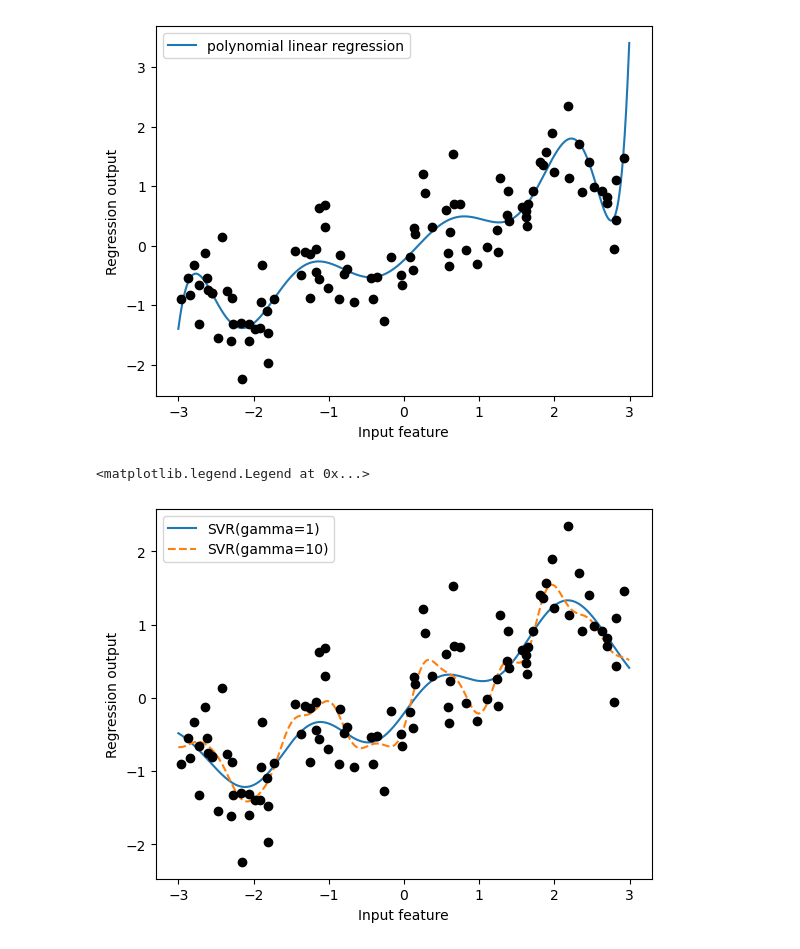
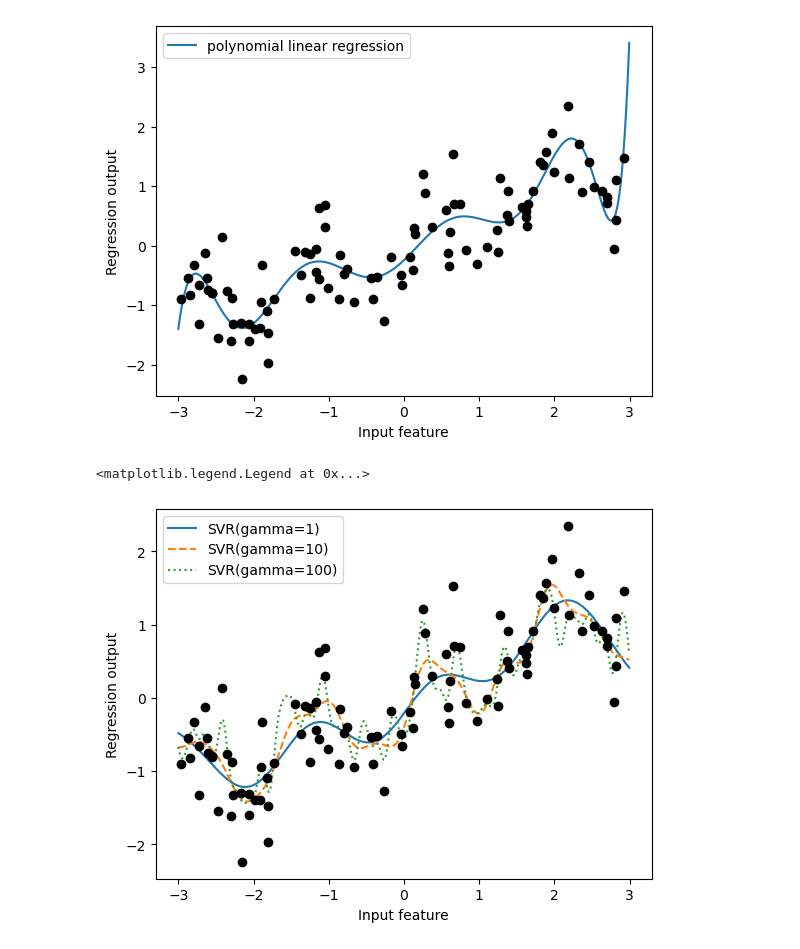
Before and after one commit to jim-franklin/intro_to_ml_with_python, a Jupyter notebook: Chapter_4/Chapter_4.ipynb, the cells around one changed output. Saved outputs shown, nothing was run; the diff lists cells and outputs as text; code cells hidden in the pictures.

```diff
--- a/Chapter_4/Chapter_4.ipynb
+++ b/Chapter_4/Chapter_4.ipynb
@@ -367,14 +367,14 @@ plt.legend(loc="best");
 # %%
 from sklearn.svm import SVR
 
-for gamma, linetype in zip([1, 10], ['-', '--']):
+for gamma, linetype in zip([1, 10, 100], ['-', '--', ':']):
     svr = SVR(gamma=gamma).fit(X, y)
     plt.plot(line, svr.predict(line), linetype, label=f"SVR(gamma={gamma})")
 
 plt.plot(X[:, 0], y, 'o', c='k')
 plt.ylabel("Regression output")
 plt.xlabel("Input feature")
 plt.legend(loc="best")
 # %% [output]
 <matplotlib.legend.Legend at 0x...>
-[figure, old version]
+[figure, new version]
```
Also changed, not shown: parts of 19 cells of this notebook.
